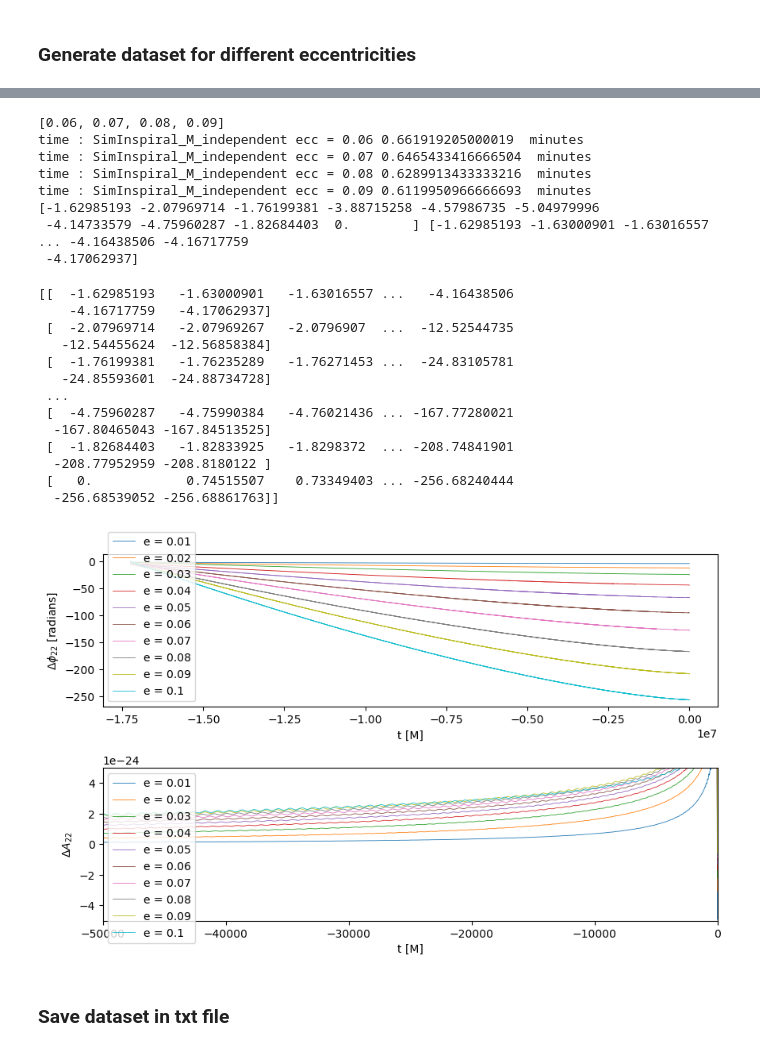
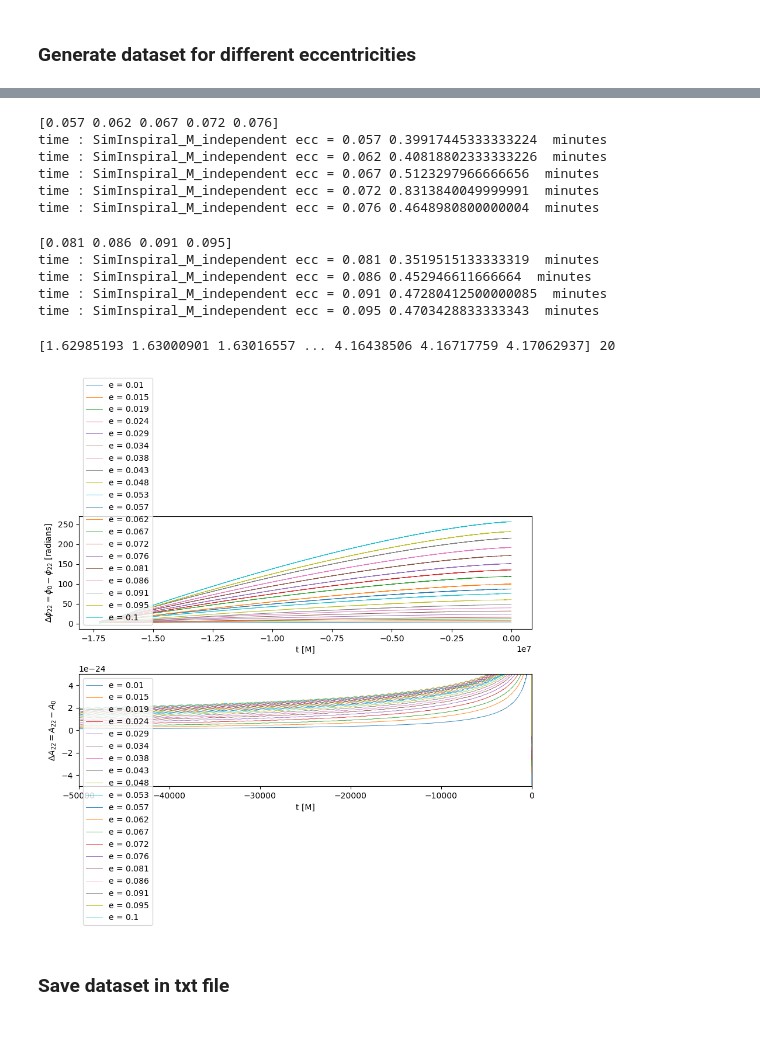
Before and after one commit to suzannelexmond/Thesis_Eccentric_BBHs, a Jupyter notebook: Surrogate_modelling.ipynb, the cells around one changed output, grey strips where cells are left out. Cells and saved outputs as stored; diff of their text form; code cells hidden in the pictures.

```diff
--- a/Surrogate_modelling.ipynb
+++ b/Surrogate_modelling.ipynb
@@ -56,8 +57,8 @@ def SimInspiral_M_independent(total_mass, mass_ratio, eccmin, DeltaT = 1./2048.,
     mass1 = total_mass/((1/mass_ratio) + 1)
     mass2 = total_mass - mass1
 
-    # hp_TS, hc_TS = SimInspiral(mass1, mass2, eccmin, 50/total_mass)
-    hp_TS, hc_TS = SimInspiral(mass1, mass2, eccmin, 5)
+    hp_TS, hc_TS = SimInspiral(mass1, mass2, eccmin, 50/total_mass)
+    # hp_TS, hc_TS = SimInspiral(mass1, mass2, eccmin, 5)
     # time_before_merger = abs(timesTD + timesTD[-1])
 
 
@@ -186,7 +199,7 @@ def phase_amplitude_wf(total_mass, mass_ratio, eccmin, amp_circ, phase_circ, t_M
     D_phase = np.zeros(len(phase))
 
     for i in range(len(t_M)):
-        D_phase[i] = phase[i] - phase_circ[i]
+        D_phase[i] = phase_circ[i] - phase[i]
 
     D_amp = np.zeros(len(amp))
 
@@ -494,7 +520,7 @@ time : SimInspiral_M_independent ecc = 0.05 0.6889460083333385  minutes
 # %%
-print(eccmin[-5:-1])
-# Load last 4 eccentricities of eccmin range
-for wf_count, ecc in enumerate(eccmin[-5:-1]):
+print(eccmin[10:15])
+# Load next 5 eccentricities of eccmin range
+for wf_count, ecc in enumerate(eccmin[10:15]):
 
     D_phase, D_amp, t_M = phase_amp_diff(10, 1, ecc, amp_circ, phase_circ, t_M_circ)
     length_diff = len(t_M) - len(t_M_short)
@@ -507,57 +533,68 @@ for wf_count, ecc in enumerate(eccmin[-5:-1]):
 
     for i in range(len(t_M)):
 
-        D_phase_ds[wf_count + 5][i] = D_phase[i] # + 5 so wf_count starts from 5
-        D_amp_ds[wf_count + 5][i] = D_amp[i]
-        t_M_ds[wf_count + 5][i] = t_M[i]
+        D_phase_ds[wf_count + 10][i] = D_phase[i] # + 5 so wf_count starts from 5
+        D_amp_ds[wf_count + 10][i] = D_amp[i]
+        t_M_ds[wf_count + 10][i] = t_M[i]
 # %% [output]
-[0.06, 0.07, 0.08, 0.09]
-time : SimInspiral_M_independent ecc = 0.06 0.661919205000019  minutes
-time : SimInspiral_M_independent ecc = 0.07 0.6465433416666504  minutes
-time : SimInspiral_M_independent ecc = 0.08 0.6289913433333216  minutes
-time : SimInspiral_M_independent ecc = 0.09 0.6119950966666693  minutes
-[-1.62985193 -2.07969714 -1.76199381 -3.88715258 -4.57986735 -5.04979996
- -4.14733579 -4.75960287 -1.82684403  0.        ] [-1.62985193 -1.63000901 -1.63016557 ... -4.16438506 -4.16717759
- -4.17062937]
+[0.057 0.062 0.067 0.072 0.076]
+time : SimInspiral_M_independent ecc = 0.057 0.39917445333333224  minutes
+time : SimInspiral_M_independent ecc = 0.062 0.40818802333333226  minutes
+time : SimInspiral_M_independent ecc = 0.067 0.5123297966666656  minutes
+time : SimInspiral_M_independent ecc = 0.072 0.8313840049999991  minutes
+time : SimInspiral_M_independent ecc = 0.076 0.4648980800000004  minutes
+# %%
+print(eccmin[15:-1])
+# Load last 4 eccentricities of eccmin range
+for wf_count, ecc in enumerate(eccmin[15:-1]):
+
+    D_phase, D_amp, t_M = phase_amp_diff(10, 1, ecc, amp_circ, phase_circ, t_M_circ)
+    length_diff = len(t_M) - len(t_M_short)
+
+    # Cut off to match lengths with shortest waveform (e = 0.1)
+    D_phase = D_phase[-len(t_M_short):]
+    D_amp = D_amp[-len(t_M_short):]
+    t_M = t_M[-len(t_M_short):]
+
+
+    for i in range(len(t_M)):
+
+        D_phase_ds[wf_count + 15][i] = D_phase[i] # + 5 so wf_count starts from 5
+        D_amp_ds[wf_count + 15][i] = D_amp[i]
+        t_M_ds[wf_count + 15][i] = t_M[i]
+# %% [output]
+[0.081 0.086 0.091 0.095]
+time : SimInspiral_M_independent ecc = 0.081 0.3519515133333319  minutes
+time : SimInspiral_M_independent ecc = 0.086 0.452946611666664  minutes
+time : SimInspiral_M_independent ecc = 0.091 0.47280412500000085  minutes
+time : SimInspiral_M_independent ecc = 0.095 0.4703428833333343  minutes
 # %%
-print(D_phase_ds)
+print(D_phase_ds[0], len(D_phase_ds[:,1]))
 # %% [output]
-[[  -1.62985193   -1.63000901   -1.63016557 ...   -4.16438506
-    -4.16717759   -4.17062937]
- [  -2.07969714   -2.07969267   -2.0796907  ...  -12.52544735
-   -12.54455624  -12.56858384]
- [  -1.76199381   -1.76235289   -1.76271453 ...  -24.83105781
-   -24.85593601  -24.88734728]
- ...
- [  -4.75960287   -4.75990384   -4.76021436 ... -167.77280021
-  -167.80465043 -167.84513525]
- [  -1.82684403   -1.82833925   -1.8298372  ... -208.74841901
-  -208.77952959 -208.8180122 ]
- [   0.            0.74515507    0.73349403 ... -256.68240444
-  -256.68539052 -256.68861763]]
+[1.62985193 1.63000901 1.63016557 ... 4.16438506 4.16717759 4.17062937] 20
 # %%
 
 
 fig_dataset, axs = plt.subplots(2, figsize=(10, 6))
 plt.subplots_adjust(hspace=0.4)
 
 
 for i in range(len(D_phase_ds)):
     axs[0].plot(t_M_ds[i], D_phase_ds[i], linewidth=0.6, label = 'e = {}'.format(eccmin[i]))
     axs[0].set_xlabel('t [M]')
-    axs[0].set_ylabel('$\Delta\phi_{22}$ [radians]')
+    axs[0].set_ylabel('$\Delta\phi_{22} = \phi_0 - \phi_{22}$ [radians]')
     # axs[0].set_xlim(-50000, 0)
     axs[0].legend(loc = 'lower left')
 
     axs[1].plot(t_M_ds[i], D_amp_ds[i], linewidth=0.6, label = 'e = {}'.format(eccmin[i]))
-    axs[1].set_ylabel('$\Delta A_{22}$')
+    axs[1].set_ylabel('$\Delta A_{22} = A_{22} - A_0$')
     axs[1].set_ylim(-0.5e-23, 0.5e-23)
     axs[1].set_xlim(-50000, 0)
     axs[1].set_xlabel('t [M]')
     axs[1].legend(loc = 'upper left')
 
 plt.show()
 # %% [output]
-[figure, old version]
+[figure, new version]
 # %% [markdown]
 ### Save dataset in txt file
```
Also changed, not shown: parts of 82 cells of this notebook.
